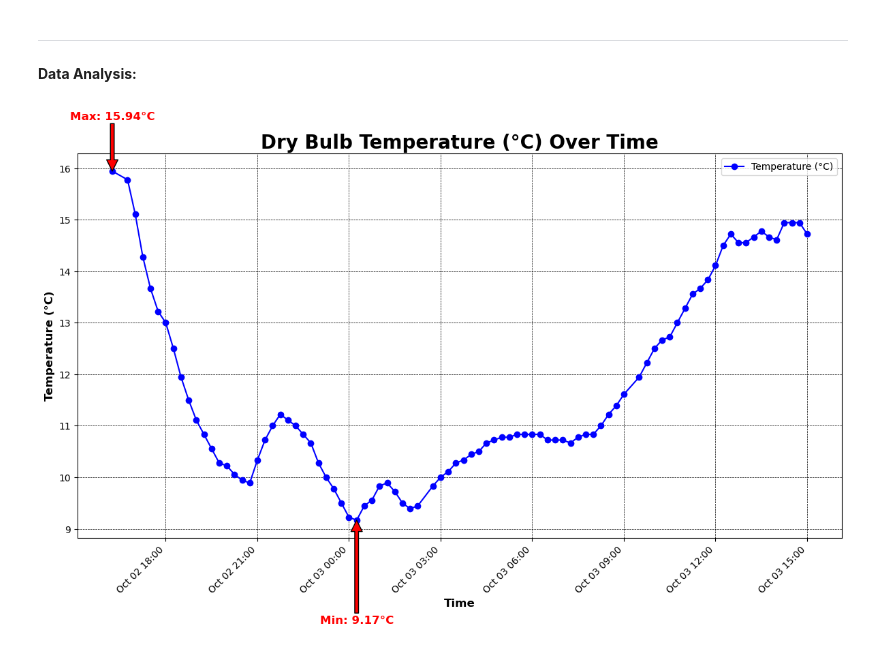
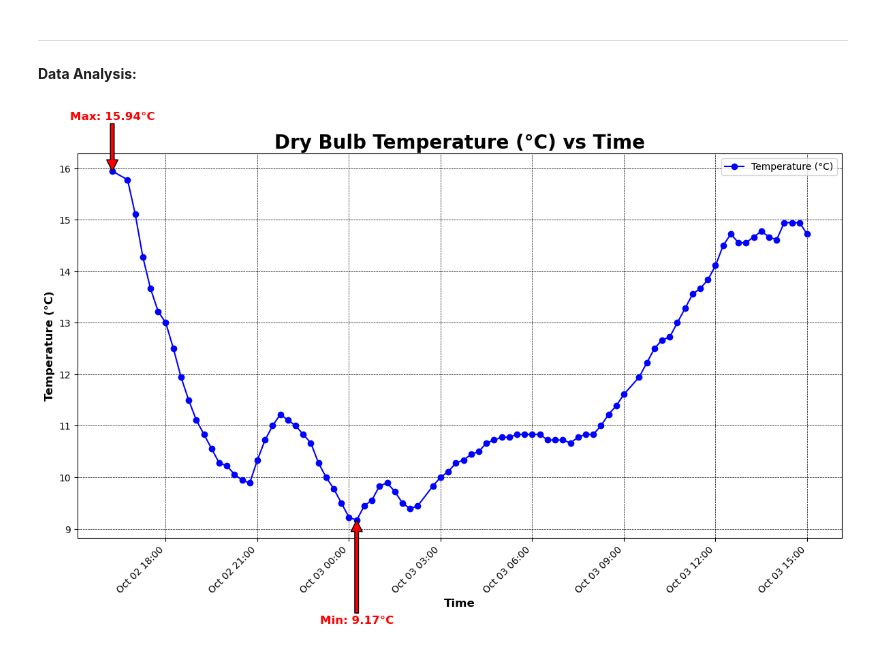
Before and after one commit to L-g00438909/PFDA_assignments, a Jupyter notebook: assignment2_weather.ipynb, the cells around one changed output. Saved outputs shown, nothing was run; the diff lists cells and outputs as text; code cells hidden in the pictures.

Commit message:
updated plot

```diff
--- a/assignment2_weather.ipynb
+++ b/assignment2_weather.ipynb
@@ -105,7 +105,7 @@ ax.xaxis.set_major_formatter(DateFormatter("%b %d %H:%M"))         # %b is the m
 plt.xticks(rotation=45, ha='right') #xticks are the x-axis labels. ha is the horizontal alignment.
 
 # Add a title and labels
-ax.set_title("Dry Bulb Temperature (°C) Over Time", fontsize=20, fontweight='bold', color='black')
+ax.set_title("Dry Bulb Temperature (°C) vs Time", fontsize=20, fontweight='bold', color='black')
 ax.set_xlabel("Time", fontsize=12, fontweight='bold', color='black')
 ax.set_ylabel("Temperature (°C)", fontsize=12, fontweight='bold', color='black')
 
@@ -123,35 +123,35 @@ min_temp_str = f"{min_temp:.2f}"
 ax.annotate(f"Max: {max_temp_str}°C",
             xy=(max_time, max_temp),
             xytext=(max_time, max_temp + 1),  # Position the annotation above the max point. +1 is the distance from the point.
             arrowprops=dict(facecolor='red'),
             fontsize=12, color='red',fontweight='bold', ha='center')
 
 # Annotate the minimum temperature with 2 decimal places
 ax.annotate(f"Min: {min_temp_str}°C",
             xy=(min_time, min_temp),
             xytext=(min_time, min_temp - 2),  # Position the annotation below the min point. -2 is the distance from the point.
             arrowprops=dict(facecolor='red'),
             fontsize=12, color='red', fontweight='bold', ha='center')
 
 
 # Add a grid for better readability
 ax.grid(True, linestyle='--', color='black', linewidth=0.5)
 
 # Add a legend
 ax.legend()
 
 # Ensure everything fits well
 plt.tight_layout()
 
 # Show the plot
 plt.show()
 
 
 # Save the plot as a PNG file
 
-fig.savefig('Temperature_Plot.png', dpi=300)
+fig.savefig('Temperature_Plot.png')
 # %% [output]
-[figure, old version]
+[figure, new version]
 # %%
 # max temperature
 max_temp = df['dryBulbTemperature_Celsius'].max()
```
Also changed, not shown: parts of 3 cells of this notebook, 1 other file.
